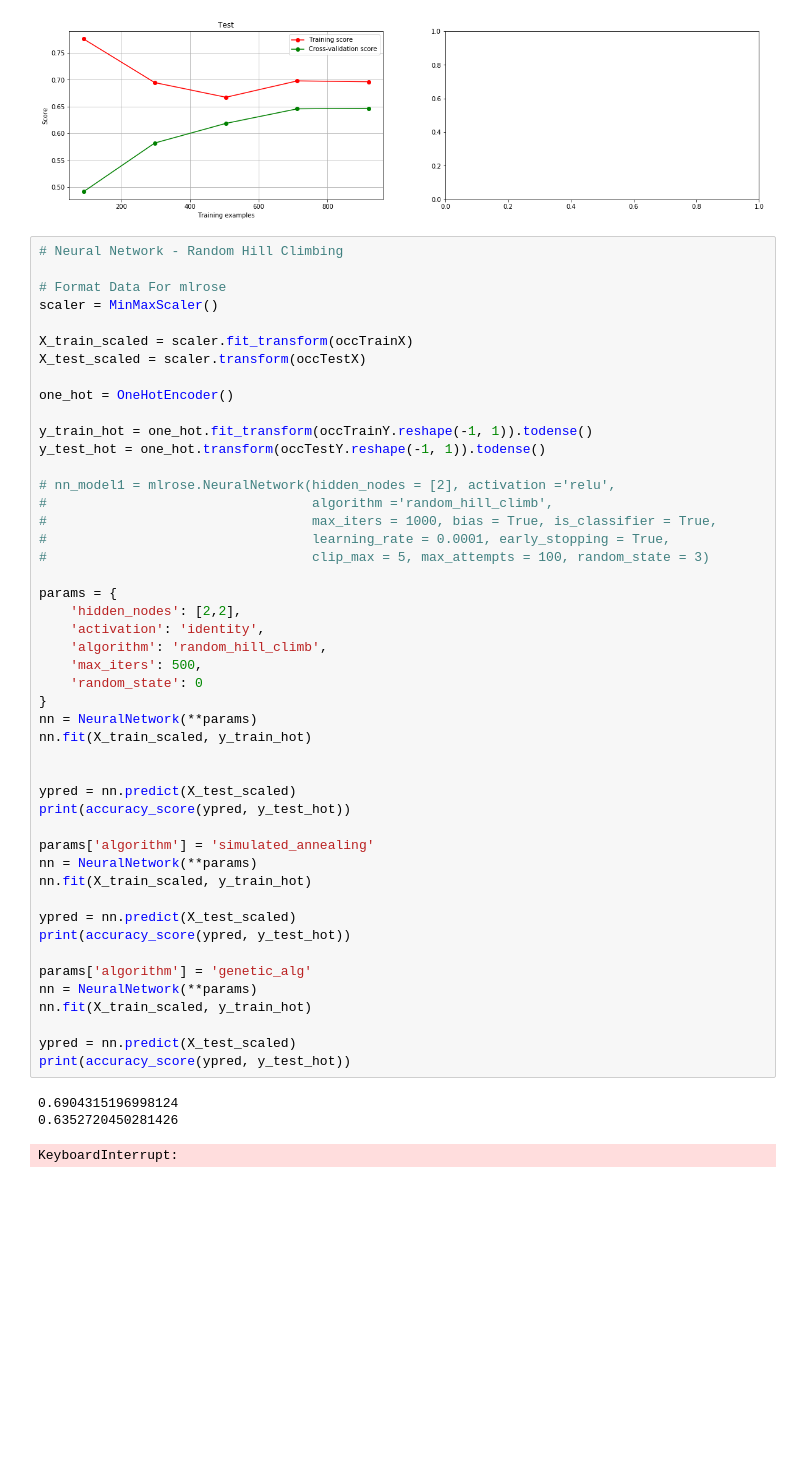
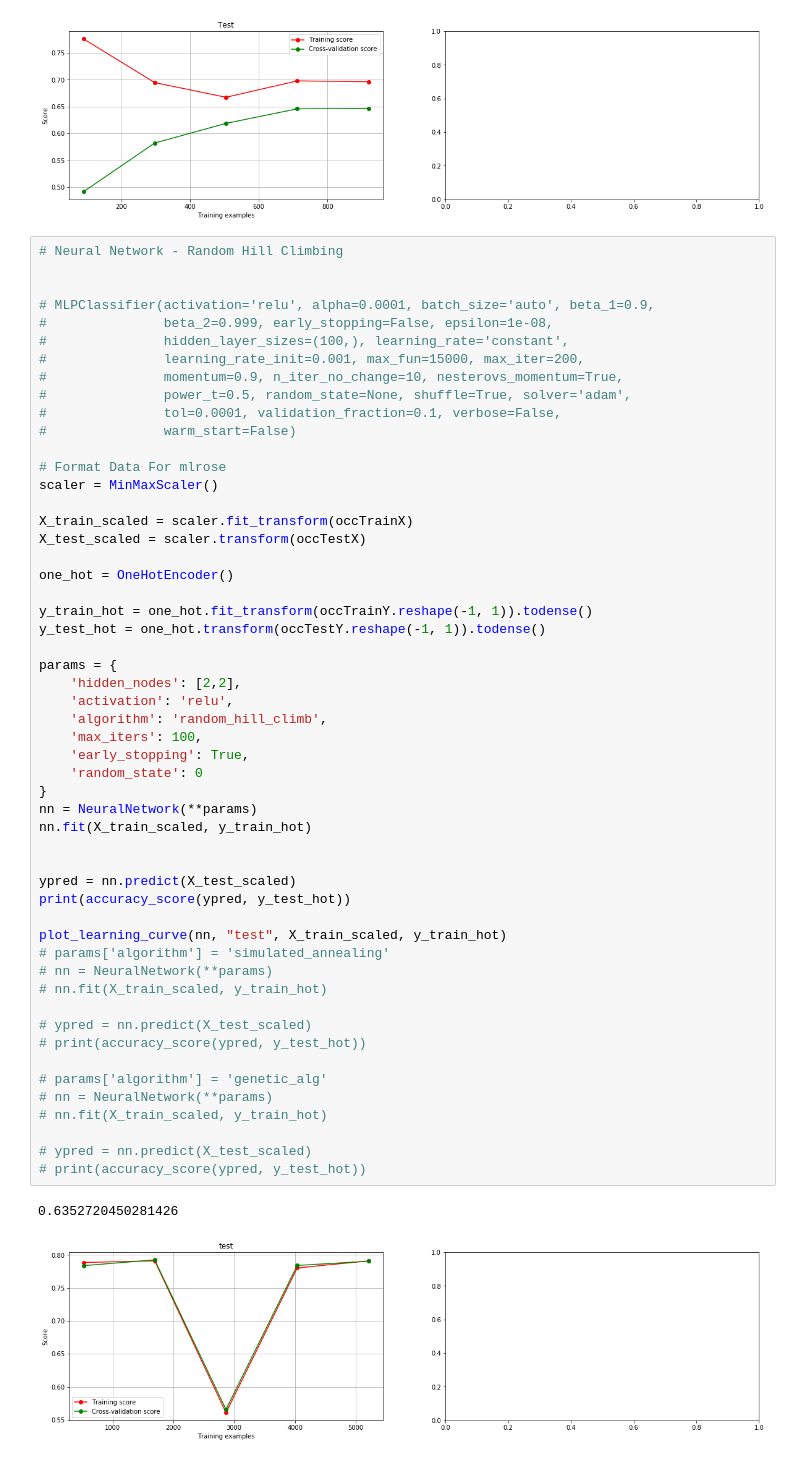
Before and after one commit to JonahCWilson/mla2, a Jupyter notebook: Assignment2.ipynb, the cells around one changed output. Saved outputs shown, nothing was run; the diff lists cells and outputs as text; blank space fills up the shorter version.

```diff
--- a/Assignment2.ipynb
+++ b/Assignment2.ipynb
@@ -222,55 +222,60 @@ MLPClassifier(activation='identity', alpha=0.0001, batch_size='auto',
 [figure]
 # %%
 # Neural Network - Random Hill Climbing
+
+
+# MLPClassifier(activation='relu', alpha=0.0001, batch_size='auto', beta_1=0.9,
+#               beta_2=0.999, early_stopping=False, epsilon=1e-08,
+#               hidden_layer_sizes=(100,), learning_rate='constant',
+#               learning_rate_init=0.001, max_fun=15000, max_iter=200,
+#               momentum=0.9, n_iter_no_change=10, nesterovs_momentum=True,
+#               power_t=0.5, random_state=None, shuffle=True, solver='adam',
+#               tol=0.0001, validation_fraction=0.1, verbose=False,
+#               warm_start=False)
 
 # Format Data For mlrose
 scaler = MinMaxScaler()
 
 X_train_scaled = scaler.fit_transform(occTrainX)
 X_test_scaled = scaler.transform(occTestX)
 
 one_hot = OneHotEncoder()
 
 y_train_hot = one_hot.fit_transform(occTrainY.reshape(-1, 1)).todense()
 y_test_hot = one_hot.transform(occTestY.reshape(-1, 1)).todense()
 
-# nn_model1 = mlrose.NeuralNetwork(hidden_nodes = [2], activation ='relu',
-#                                  algorithm ='random_hill_climb',
-#                                  max_iters = 1000, bias = True, is_classifier = True,
-#                                  learning_rate = 0.0001, early_stopping = True,
-#                                  clip_max = 5, max_attempts = 100, random_state = 3)
-
 params = {
     'hidden_nodes': [2,2],
-    'activation': 'identity',
+    'activation': 'relu',
     'algorithm': 'random_hill_climb',
-    'max_iters': 500,
+    'max_iters': 100,
+    'early_stopping': True,
     'random_state': 0
 }
 nn = NeuralNetwork(**params)
 nn.fit(X_train_scaled, y_train_hot)
 
 
 ypred = nn.predict(X_test_scaled)
 print(accuracy_score(ypred, y_test_hot))
 
-params['algorithm'] = 'simulated_annealing'
-nn = NeuralNetwork(**params)
-nn.fit(X_train_scaled, y_train_hot)
+plot_learning_curve(nn, "test", X_train_scaled, y_train_hot)
+# params['algorithm'] = 'simulated_annealing'
+# nn = NeuralNetwork(**params)
+# nn.fit(X_train_scaled, y_train_hot)
 
-ypred = nn.predict(X_test_scaled)
-print(accuracy_score(ypred, y_test_hot))
+# ypred = nn.predict(X_test_scaled)
+# print(accuracy_score(ypred, y_test_hot))
 
-params['algorithm'] = 'genetic_alg'
-nn = NeuralNetwork(**params)
-nn.fit(X_train_scaled, y_train_hot)
+# params['algorithm'] = 'genetic_alg'
+# nn = NeuralNetwork(**params)
+# nn.fit(X_train_scaled, y_train_hot)
 
-ypred = nn.predict(X_test_scaled)
-print(accuracy_score(ypred, y_test_hot))
+# ypred = nn.predict(X_test_scaled)
+# print(accuracy_score(ypred, y_test_hot))
 # %% [output]
-0.6904315196998124
 0.6352720450281426
-KeyboardInterrupt:
+[figure, added]
 # %%
 def max_half_and_end(state):
     # Maximize number of ones in first half of state, and have a 1 at the very end
```
Also changed, not shown: parts of 7 cells of this notebook.
